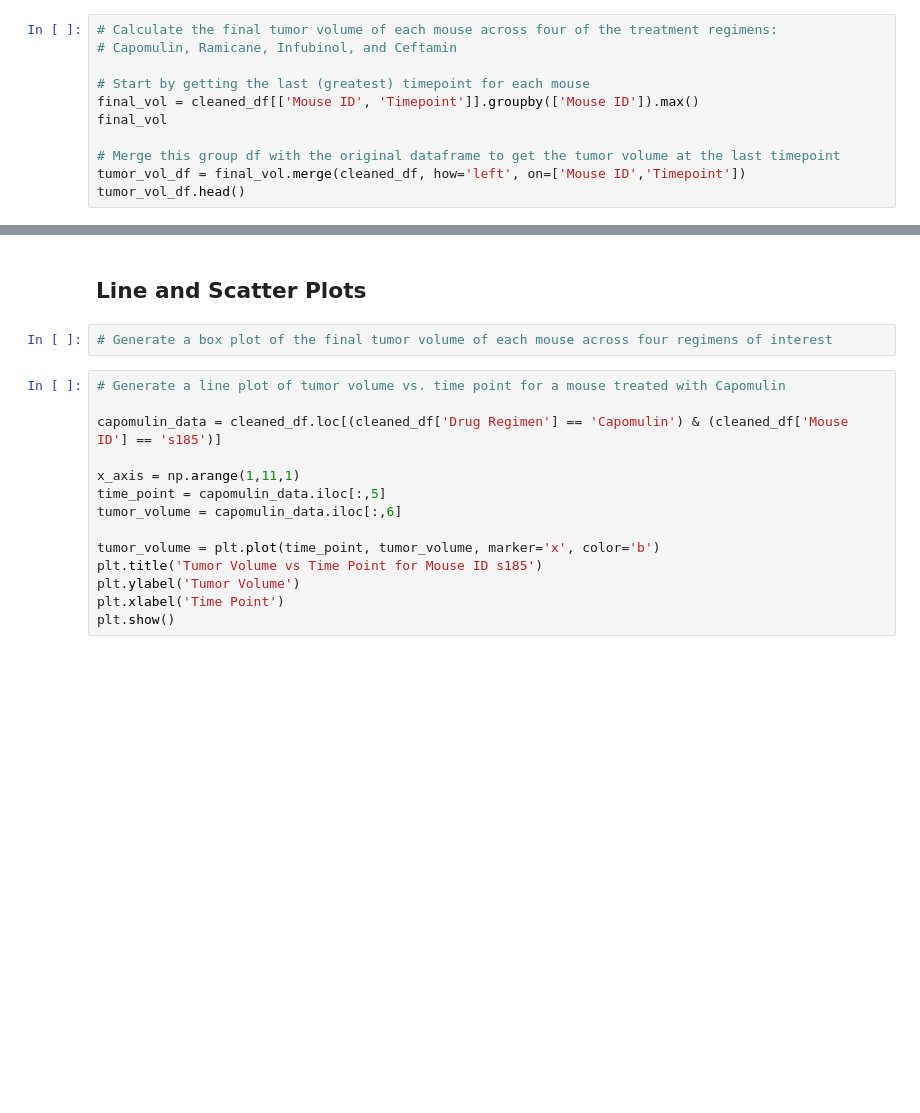
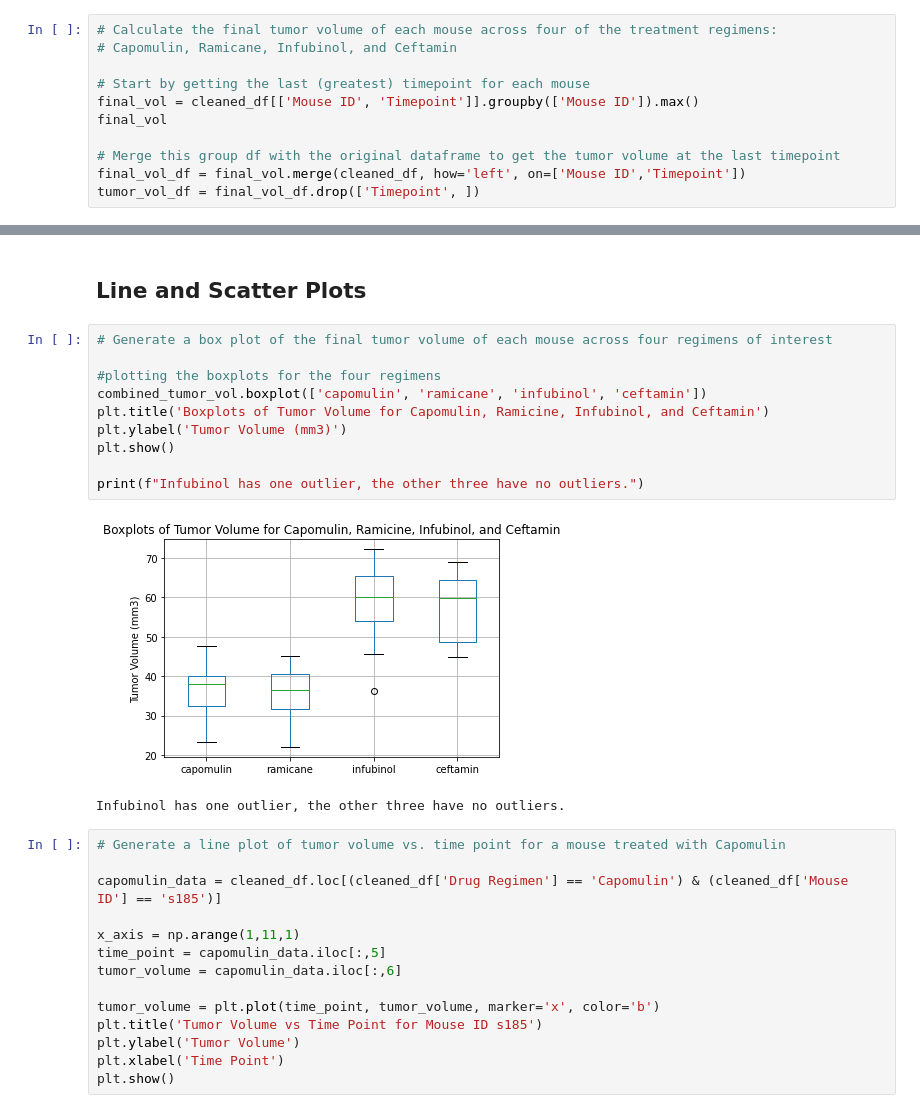
Before and after one commit to yukamara/Matplotlib, a Jupyter notebook: pymaceuticals.ipynb, the cells around one changed output, grey strips where cells are left out. Cells and saved outputs as stored; diff of their text form; blank space fills up the shorter version.

```diff
--- a/pymaceuticals.ipynb
+++ b/pymaceuticals.ipynb
@@ -219,8 +219,8 @@ final_vol = cleaned_df[['Mouse ID', 'Timepoint']].groupby(['Mouse ID']).max()
 final_vol
 
 # Merge this group df with the original dataframe to get the tumor volume at the last timepoint
-tumor_vol_df = final_vol.merge(cleaned_df, how='left', on=['Mouse ID','Timepoint'])
-tumor_vol_df.head()
+final_vol_df = final_vol.merge(cleaned_df, how='left', on=['Mouse ID','Timepoint'])
+tumor_vol_df = final_vol_df.drop(['Timepoint', ])
 # %% [output]
 |  | Mouse ID | Timepoint | Drug Regimen | Sex | Age_months | Weight (g) | Tumor Volume (mm3) | ... |
 | 0 | a203 | 45 | Infubinol | Female | 20 | 23 | 67.973419 | ... |
@@ -273,6 +360,17 @@ KeyError: 'Capomulin'
 ## Line and Scatter Plots
 # %%
 # Generate a box plot of the final tumor volume of each mouse across four regimens of interest
+
+#plotting the boxplots for the four regimens
+combined_tumor_vol.boxplot(['capomulin', 'ramicane', 'infubinol', 'ceftamin'])
+plt.title('Boxplots of Tumor Volume for Capomulin, Ramicine, Infubinol, and Ceftamin')
+plt.ylabel('Tumor Volume (mm3)')
+plt.show()
+
+print(f"Infubinol has one outlier, the other three have no outliers.")
+# %% [output]
+[figure, added]
+Infubinol has one outlier, the other three have no outliers.
 # %%
 # Generate a line plot of tumor volume vs. time point for a mouse treated with Capomulin
 
```
Also changed, not shown: parts of 1 cell of this notebook.
